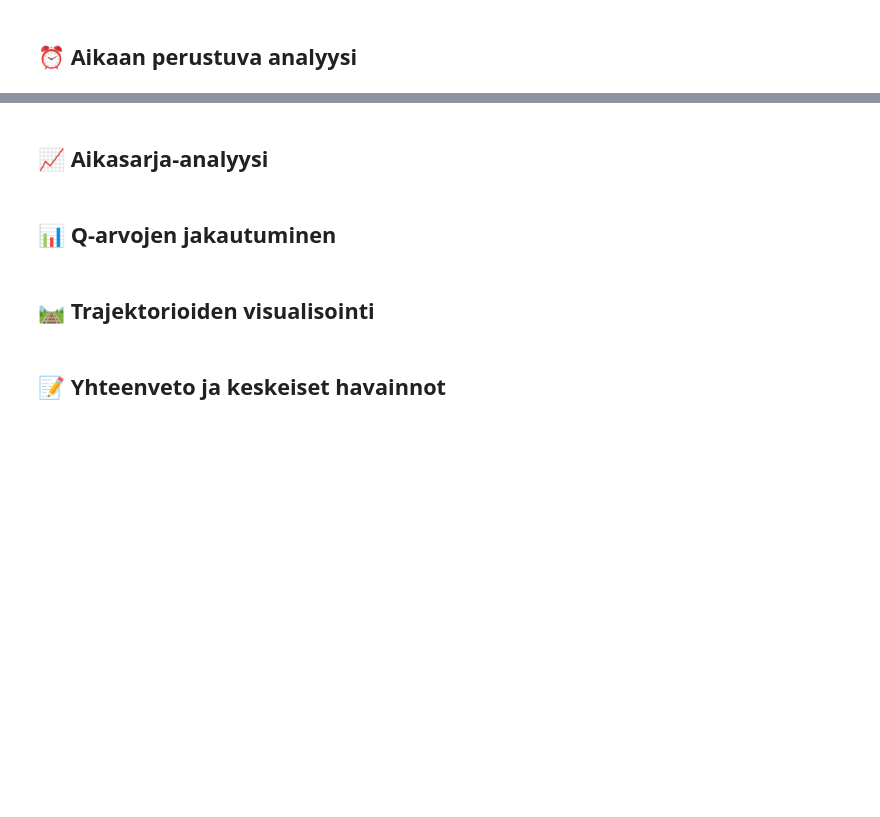
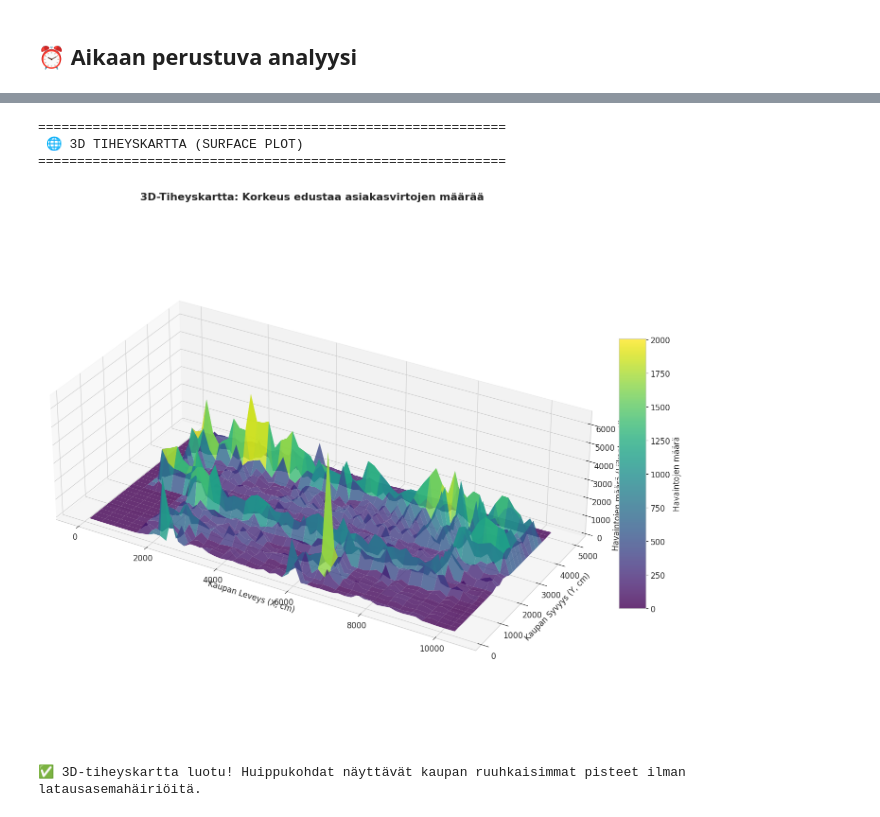
Before and after one commit to mitro54/uwb-shopping-cart-analytics-pipeline, a Jupyter notebook: notebooks/01_03_data_exploration.ipynb, the cells around one changed output, grey strips where cells are left out. Cells and saved outputs as stored; diff of their text form; code cells hidden in the pictures; blank space fills up the shorter version.

```diff
--- a/notebooks/01_03_data_exploration.ipynb
+++ b/notebooks/01_03_data_exploration.ipynb
@@ -321,50 +642,37 @@ print("✅ X-Y heatmap luotu onnistuneesti!")
 # %%
-# 3D Scatter plot
 print("\n" + "="*60)
-print(" 🌐 3D KOORDINAATTIEN VISUALISATION ")
+print(" 🌐 3D TIHEYSKARTTA (SURFACE PLOT) ")
 print("="*60)
 
-from mpl_toolkits.mplot3d import Axes3D
+# Lasketaan kaksiulotteinen histogrammi tiheyden selvittämiseksi
+hist, xedges, yedges = np.histogram2d(df_cleaned['x'], df_cleaned['y'], bins=[60, 30], range=[[0, MAX_X], [0, MAX_Y]])
 
-fig = plt.figure(figsize=(14, 10))
+# Luodaan ruudukko 3D-pintaa varten
+xpos, ypos = np.meshgrid(xedges[:-1] + (xedges[1]-xedges[0])/2, yedges[:-1] + (yedges[1]-yedges[0])/2, indexing="ij")
+
+fig = plt.figure(figsize=(16, 12))
 ax = fig.add_subplot(111, projection='3d')
 
-# Otsikko ja akselien nimet
-ax.set_title('3D Koordinaattien Jakauma', fontsize=16, fontweight='bold')
-ax.set_xlabel('X-akseli (Pohjoinen-Etelä)')
-ax.set_ylabel('Y-akseli (Itä-Länsi)')
-ax.set_zlabel('Z-akseli (Ylähaut)')
+# Piirretään pinta. Z-akseli on nyt asiakkaiden MÄÄRÄ, ei fyysinen korkeus!
+surf = ax.plot_surface(xpos, ypos, hist, cmap='viridis', edgecolor='none', alpha=0.8)
 
-# Rajat
-ax.set_xlim(df_cleaned['x'].min(), df_cleaned['x'].max())
-ax.set_ylim(df_cleaned['y'].min(), df_cleaned['y'].max())
-ax.set_zlim(df_cleaned['z'].min(), df_cleaned['z'].max())
+ax.set_title('3D-Tiheyskartta: Korkeus edustaa asiakasvirtojen määrää', fontsize=16, fontweight='bold')
+ax.set_xlabel('Kaupan Leveys (X, cm)')
+ax.set_ylabel('Kaupan Syvyys (Y, cm)')
+ax.set_zlabel('Havaintojen määrä (Liikenteen tiheys)')
 
-# Scatter plot
-# Näytetään vain jokin osa datasta suuruisen datan vuoksi
-sample_size = min(10000, len(df_cleaned))
-df_sample = df_cleaned.sample(sample_size, random_state=42)
+# Oikeat mittasuhteet (Z-akseli pidetään maltillisena, jotta huiput erottuvat)
+ax.set_box_aspect((2, 1, 0.6))
 
-q_data = df_sample['q'] if 'q' in df_sample.columns else 'blue'
-
-scatter = ax.scatter(
-    df_sample['x'],
-    df_sample['y'],
-    df_sample['z'],
-    c=q_data,
-    cmap='viridis' if 'q' in df_sample.columns else None,
-    alpha=0.6,
-    s=2,
-    edgecolors='none'
-)
-
-if 'q' in df_sample.columns:
-    cbar = fig.colorbar(scatter, ax=ax, pad=0.1)
-    cbar.set_label('Q-arvo', rotation=270, labelpad=20)
+fig.colorbar(surf, shrink=0.5, aspect=10, label='Havaintojen määrä')
 
 plt.tight_layout()
 plt.show()
 
-print(f"✅ 3D scatter plot luotu! Näytetään {sample_size:,} / {len(df_cleaned):,} kohdetta.")
+print("✅ 3D-tiheyskartta luotu! Huippukohdat näyttävät kaupan ruuhkaisimmat pisteet ilman latausasemahäiriöitä.")
+# %% [output]
+============================================================
+ 🌐 3D TIHEYSKARTTA (SURFACE PLOT)
+============================================================
+[figure, added]
+✅ 3D-tiheyskartta luotu! Huippukohdat näyttävät kaupan ruuhkaisimmat pisteet ilman latausasemahäiriöitä.
-# %% [markdown]
-## 📈 Aikasarja-analyysi
@@ -440,2 +678,0 @@ print("✅ Aikasarja-analyysi valmis!")
-# %% [markdown]
-## 📊 Q-arvojen jakautuminen
@@ -489,2 +678,0 @@ else:
-# %% [markdown]
-## 🛤️ Trajektorioiden visualisointi
@@ -545,2 +678,0 @@ print("✅ Trajektorioiden visualisointi valmis!")
-# %% [markdown]
-## 📝 Yhteenveto ja keskeiset havainnot
```
Also changed, not shown: parts of 34 cells of this notebook.
